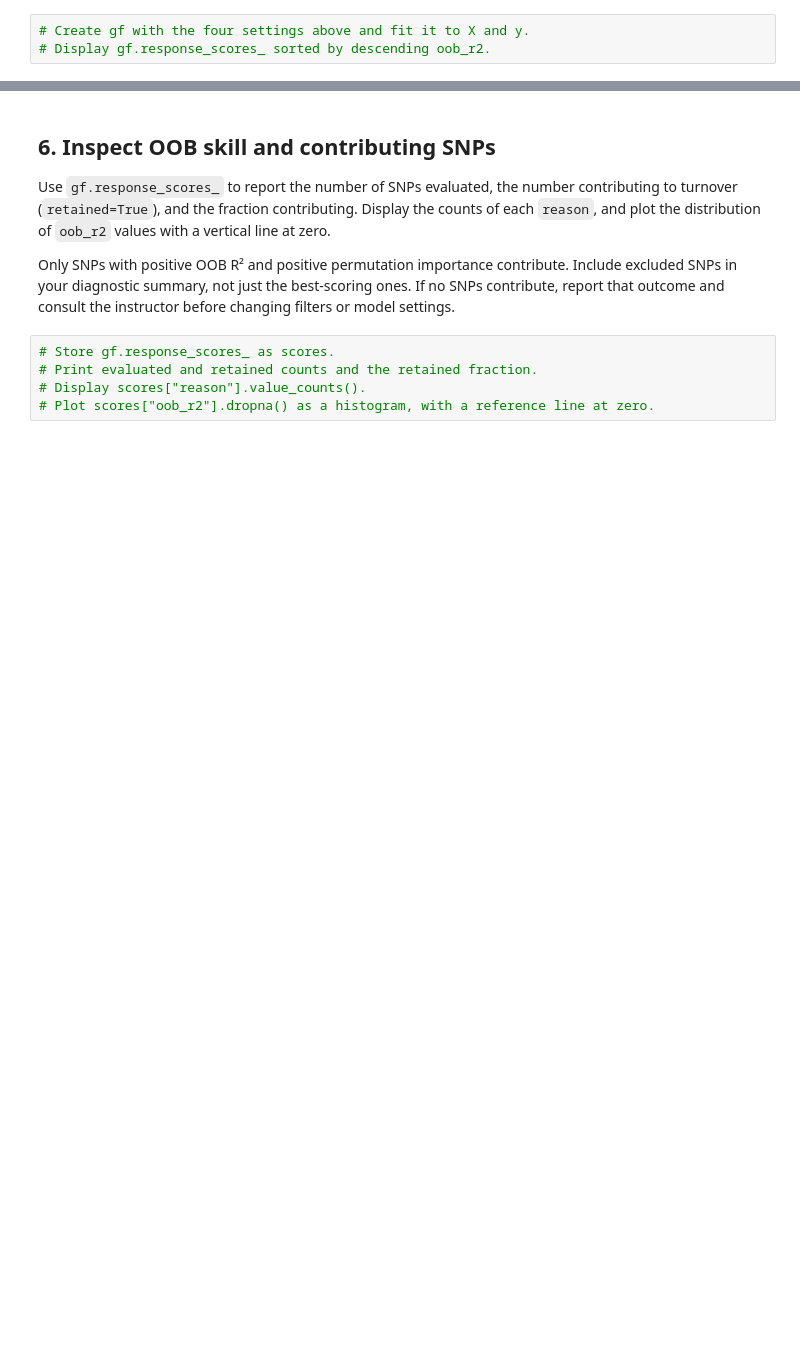
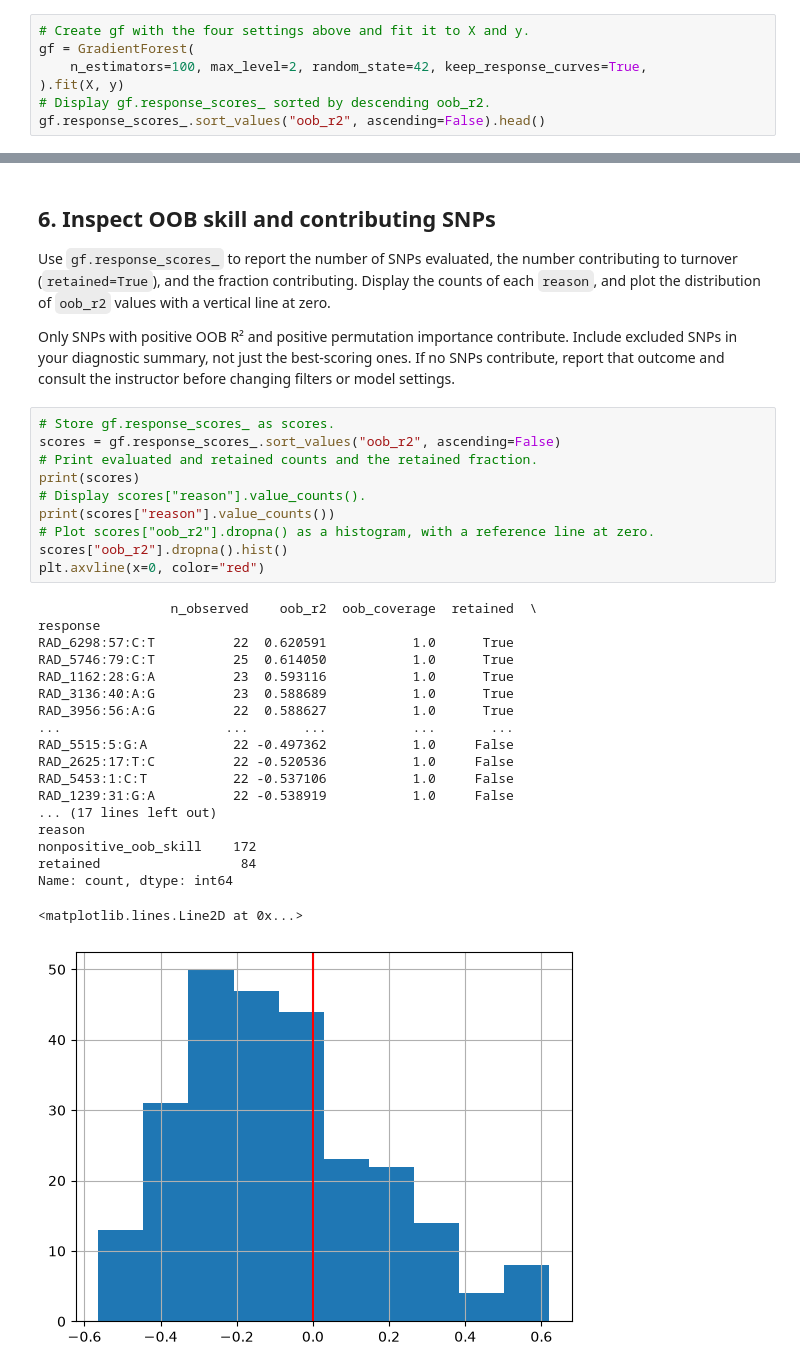
Before and after one commit to relleha/BIO597-SpatialBiodiversity, a Jupyter notebook: docs/assignments/Assignment-09-GradientForest.ipynb, the cells around one changed output, grey strips where cells are left out. Drawn from its saved outputs; the diff is of its cells as text; blank space fills up the shorter version.

Commit message:
Complete Gradient Forest assignment

```diff
--- a/docs/assignments/Assignment-09-GradientForest.ipynb
+++ b/docs/assignments/Assignment-09-GradientForest.ipynb
@@ -139,4 +209,8 @@ Create `gf = GradientForest(...)` using `n_estimators=100`, `max_level=2`, `rand
 These settings match the lab. `max_level=2` controls approximate conditional permutations for correlated predictors; it does not limit tree depth. Retaining response curves lets us inspect one SNP later.
 # %%
 # Create gf with the four settings above and fit it to X and y.
+gf = GradientForest(
+    n_estimators=100, max_level=2, random_state=42, keep_response_curves=True,
+).fit(X, y)
 # Display gf.response_scores_ sorted by descending oob_r2.
+gf.response_scores_.sort_values("oob_r2", ascending=False).head()
@@ -148,9 +230,34 @@ Use `gf.response_scores_` to report the number of SNPs evaluated, the number con
 Only SNPs with positive OOB R² and positive permutation importance contribute. Include excluded SNPs in your diagnostic summary, not just the best-scoring ones. If no SNPs contribute, report that outcome and consult the instructor before changing filters or model settings.
 # %%
 # Store gf.response_scores_ as scores.
+scores = gf.response_scores_.sort_values("oob_r2", ascending=False)
 # Print evaluated and retained counts and the retained fraction.
+print(scores)
 # Display scores["reason"].value_counts().
+print(scores["reason"].value_counts())
 # Plot scores["oob_r2"].dropna() as a histogram, with a reference line at zero.
+scores["oob_r2"].dropna().hist()
+plt.axvline(x=0, color="red")
+# %% [output]
+                 n_observed    oob_r2  oob_coverage  retained  \
+response
+RAD_6298:57:C:T          22  0.620591           1.0      True
+RAD_5746:79:C:T          25  0.614050           1.0      True
+RAD_1162:28:G:A          23  0.593116           1.0      True
+RAD_3136:40:A:G          23  0.588689           1.0      True
+RAD_3956:56:A:G          22  0.588627           1.0      True
+...                     ...       ...           ...       ...
+RAD_5515:5:G:A           22 -0.497362           1.0     False
+RAD_2625:17:T:C          22 -0.520536           1.0     False
+RAD_5453:1:C:T           22 -0.537106           1.0     False
+RAD_1239:31:G:A          22 -0.538919           1.0     False
+... (17 lines left out)
+reason
+nonpositive_oob_skill    172
+retained                  84
+Name: count, dtype: int64
+<matplotlib.lines.Line2D at 0x...>
+[figure, added]
 # %% [markdown]
 **Interpretation:** What does an OOB R² below zero mean? Why does a positive OOB score not establish either adaptation or accurate prediction in a new geographic region?
 
```
Also changed, not shown: parts of 24 cells of this notebook, 11 other files.
